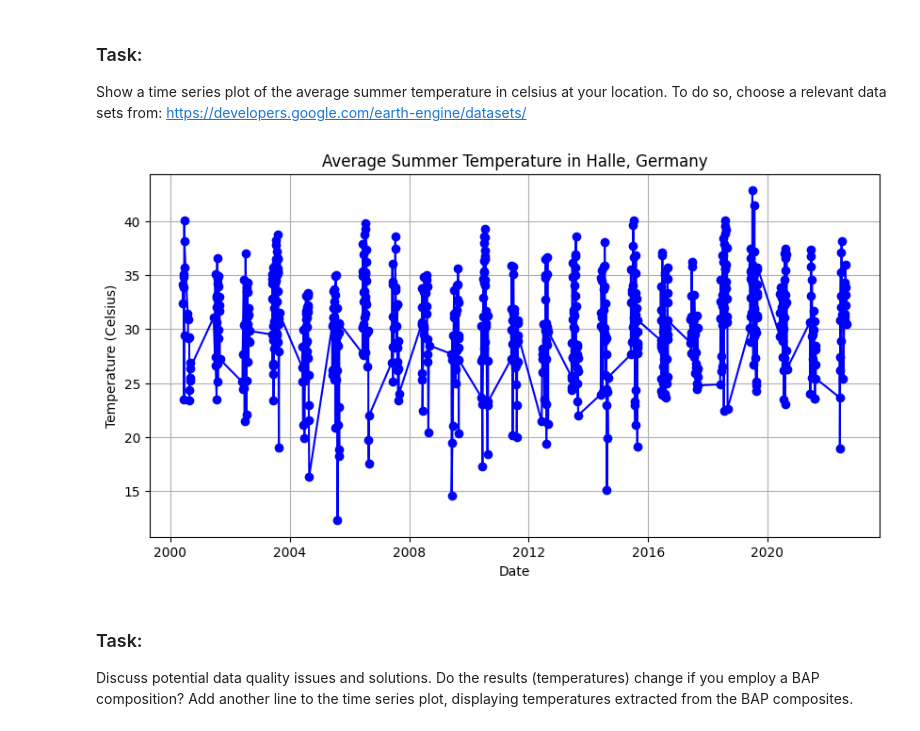
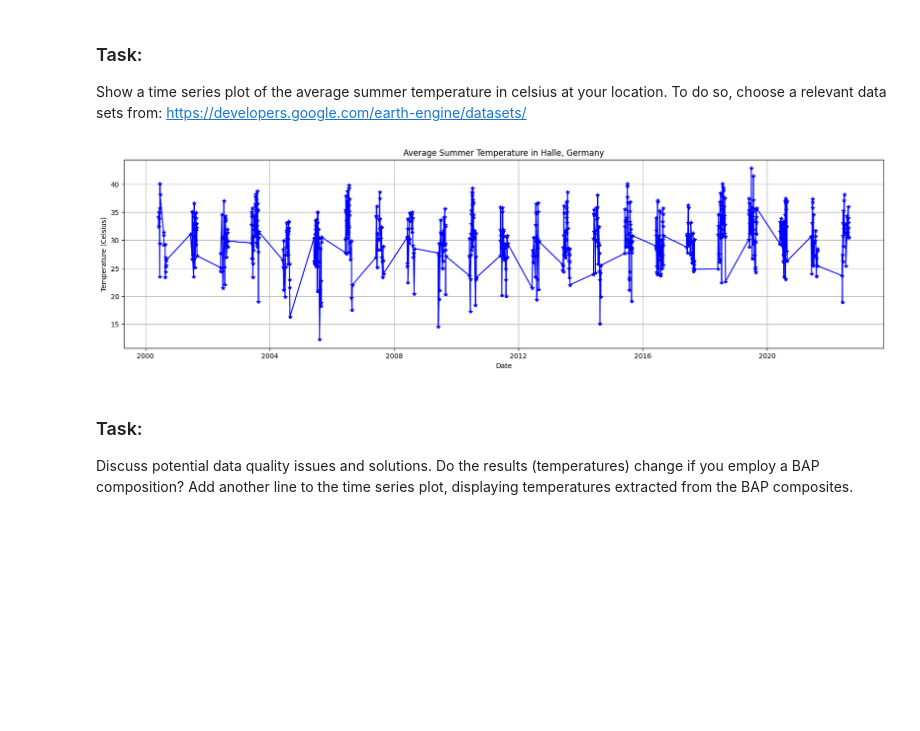
Before and after one commit to iwh-halle/fdap-2024-chintan-wadhwa, a Jupyter notebook: homework/09_satellites.ipynb, the cells around one changed output. Cells and saved outputs as stored; diff of their text form; code cells hidden in the pictures; blank space fills up the shorter version.

```diff
--- a/homework/09_satellites.ipynb
+++ b/homework/09_satellites.ipynb
@@ -83,36 +83,36 @@ temperature_celsius = temperature.map(kelvin_to_celsius)
 # Calculate the average temperature for each image
 def get_mean_temperature(image):
     mean_dict = image.reduceRegion(
         reducer=ee.Reducer.mean(),
         geometry=halle,
         scale=1000,
         maxPixels=1e9
     )
     mean_temp = mean_dict.get('LST_Day_1km')
     return ee.Feature(None, {'mean_temp': mean_temp, 'date': image.date().format()})
 
 mean_temp_features = temperature_celsius.map(get_mean_temperature).filter(ee.Filter.notNull(['mean_temp']))
 
 # Convert to a list of dictionaries
 mean_temp_list = mean_temp_features.getInfo()['features']
 
 # Extract dates and temperatures
 dates = [pd.to_datetime(feature['properties']['date']) for feature in mean_temp_list]
 temps = [feature['properties']['mean_temp'] for feature in mean_temp_list]
 
 # Create a DataFrame
 df = pd.DataFrame({'Date': dates, 'Temperature (C)': temps})
 
 # Plot the time series
-plt.figure(figsize=(10, 5))
-plt.plot(df['Date'], df['Temperature (C)'], marker='o', linestyle='-', color='b')
+plt.figure(figsize=(20, 5))
+plt.plot(df['Date'], df['Temperature (C)'], marker='*', linestyle='-', color='b')
 plt.title('Average Summer Temperature in Halle, Germany')
 plt.xlabel('Date')
 plt.ylabel('Temperature (Celsius)')
 plt.grid(True)
 plt.show()
 # %% [output]
-[figure, old version]
+[figure, new version]
 # %% [markdown]
 ### Task:
 
```
Also changed, not shown: parts of 2 cells of this notebook.
